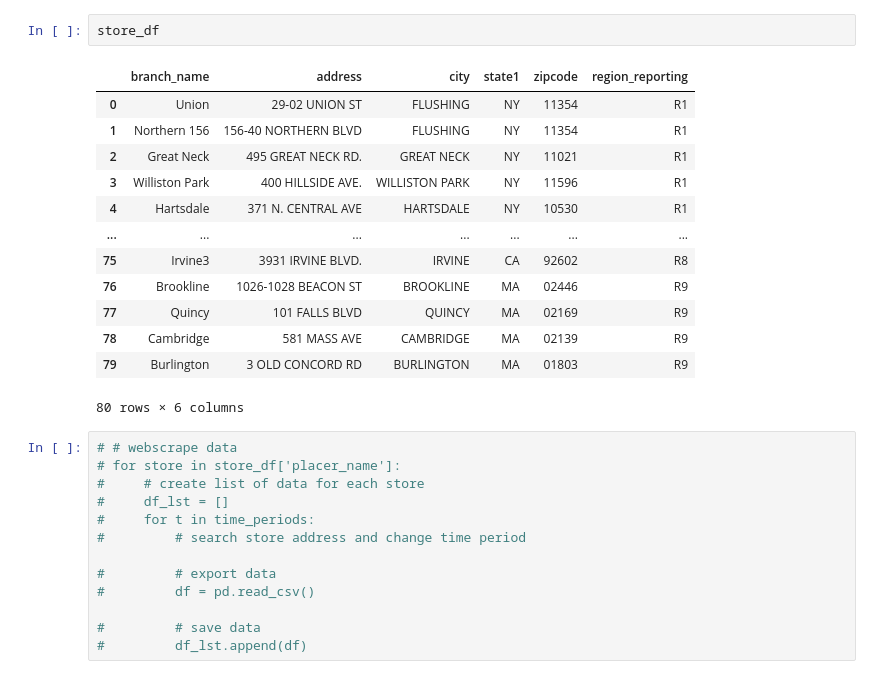
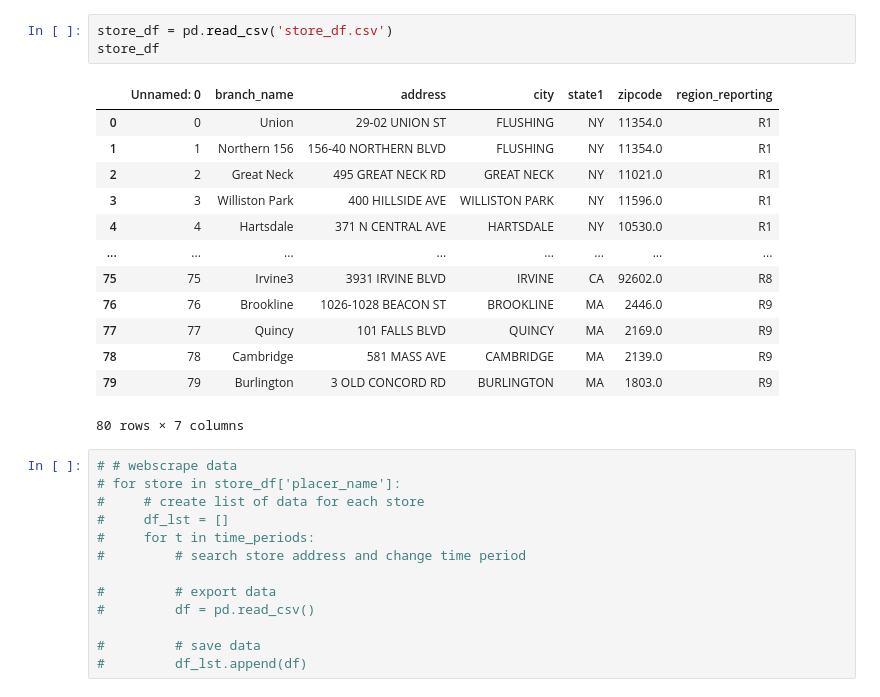
Before and after one commit to jungsoolee123/Competitor_Analysis, a Jupyter notebook: test.ipynb, the cells around one changed output. Cells and saved outputs as stored; diff of their text form.

```diff
--- a/test.ipynb
+++ b/test.ipynb
@@ -48,19 +44,20 @@ pandas only supports SQLAlchemy connectable (engine/connection) or database stri
-# %%
-store_df
-# %% [output]
-|  | branch_name | address | city | state1 | zipcode | region_reporting |
-| 0 | Union | 29-02 UNION ST | FLUSHING | NY | 11354 | R1 |
-| 1 | Northern 156 | 156-40 NORTHERN BLVD | FLUSHING | NY | 11354 | R1 |
-| 2 | Great Neck | 495 GREAT NECK RD. | GREAT NECK | NY | 11021 | R1 |
-| 3 | Williston Park | 400 HILLSIDE AVE. | WILLISTON PARK | NY | 11596 | R1 |
-| 4 | Hartsdale | 371 N. CENTRAL AVE | HARTSDALE | NY | 10530 | R1 |
-| ... | ... | ... | ... | ... | ... | ... |
-| 75 | Irvine3 | 3931 IRVINE BLVD. | IRVINE | CA | 92602 | R8 |
-| 76 | Brookline | 1026-1028 BEACON ST | BROOKLINE | MA | 02446 | R9 |
-| 77 | Quincy | 101 FALLS BLVD | QUINCY | MA | 02169 | R9 |
-| 78 | Cambridge | 581 MASS AVE | CAMBRIDGE | MA | 02139 | R9 |
-| 79 | Burlington | 3 OLD CONCORD RD | BURLINGTON | MA | 01803 | R9 |
-80 rows × 6 columns
+# %%
+store_df = pd.read_csv('store_df.csv')
+store_df
+# %% [output]
+|  | Unnamed: 0 | branch_name | address | city | state1 | zipcode | region_reporting |
+| 0 | 0 | Union | 29-02 UNION ST | FLUSHING | NY | 11354.0 | R1 |
+| 1 | 1 | Northern 156 | 156-40 NORTHERN BLVD | FLUSHING | NY | 11354.0 | R1 |
+| 2 | 2 | Great Neck | 495 GREAT NECK RD | GREAT NECK | NY | 11021.0 | R1 |
+| 3 | 3 | Williston Park | 400 HILLSIDE AVE | WILLISTON PARK | NY | 11596.0 | R1 |
+| 4 | 4 | Hartsdale | 371 N CENTRAL AVE | HARTSDALE | NY | 10530.0 | R1 |
+| ... | ... | ... | ... | ... | ... | ... | ... |
+| 75 | 75 | Irvine3 | 3931 IRVINE BLVD | IRVINE | CA | 92602.0 | R8 |
+| 76 | 76 | Brookline | 1026-1028 BEACON ST | BROOKLINE | MA | 2446.0 | R9 |
+| 77 | 77 | Quincy | 101 FALLS BLVD | QUINCY | MA | 2169.0 | R9 |
+| 78 | 78 | Cambridge | 581 MASS AVE | CAMBRIDGE | MA | 2139.0 | R9 |
+| 79 | 79 | Burlington | 3 OLD CONCORD RD | BURLINGTON | MA | 1803.0 | R9 |
+80 rows × 7 columns
 # %%
 # # webscrape data
 # for store in store_df['placer_name']:
```
Also changed, not shown: parts of 6 cells of this notebook.
